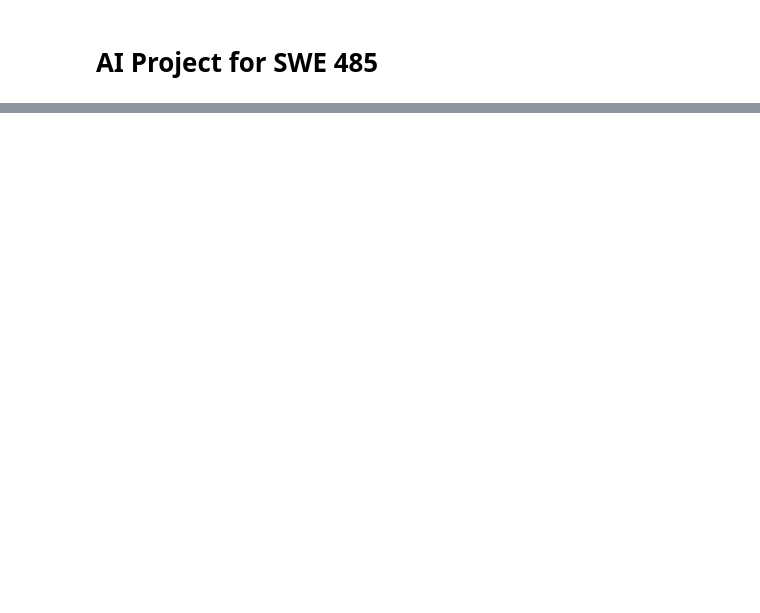
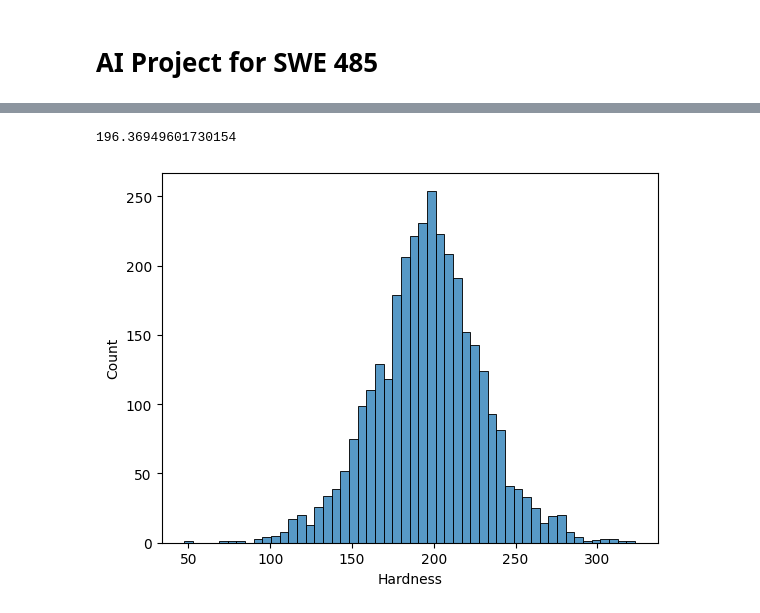
Before and after one commit to Hessah-Aljohaimy/AI-Project, a Jupyter notebook: AI_Project.ipynb, the cells around one changed output, grey strips where cells are left out. Cells and saved outputs as stored; diff of their text form; code cells hidden in the pictures; blank space fills up the shorter version.

```diff
--- a/AI_Project.ipynb
+++ b/AI_Project.ipynb
@@ -17,0 +89,8 @@ iris.head()
+# %%
+sns.histplot(x='Hardness',data=iris)
+list_avg = mean(iris['Hardness'])
+print(list_avg)
+plt.show()
+# %% [output]
+196.36949601730154
+[figure, added]
```
Also changed, not shown: parts of 13 cells of this notebook.
